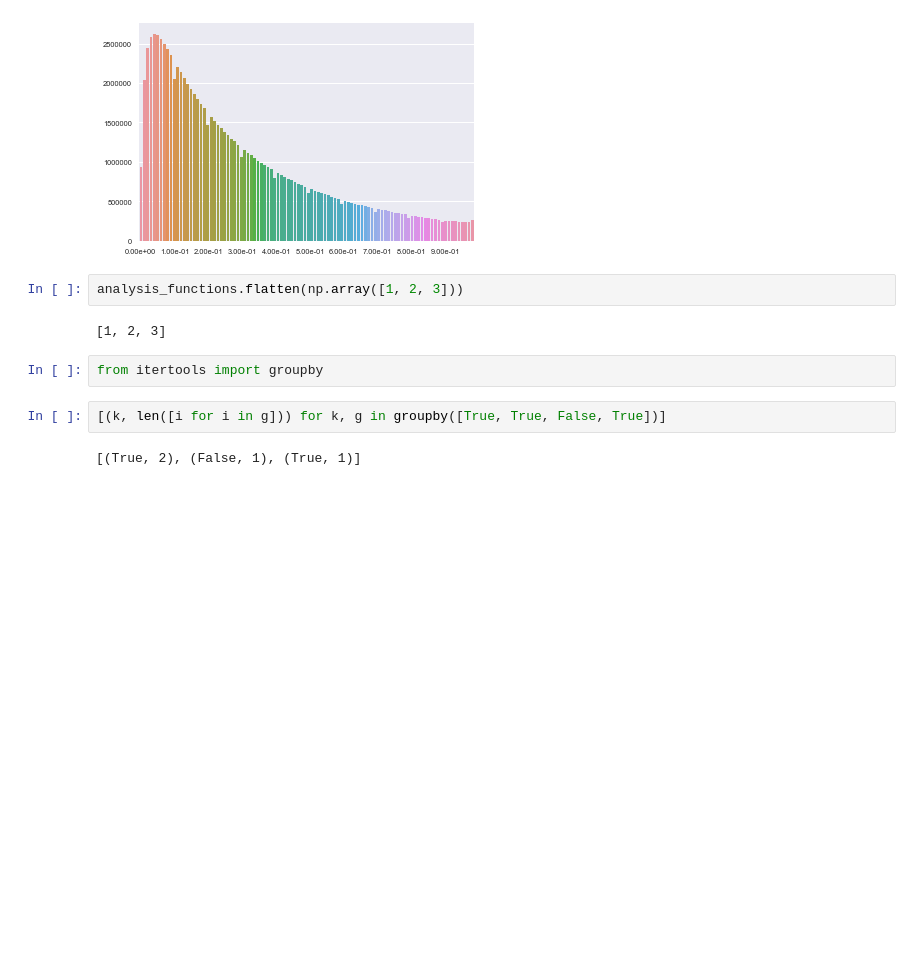
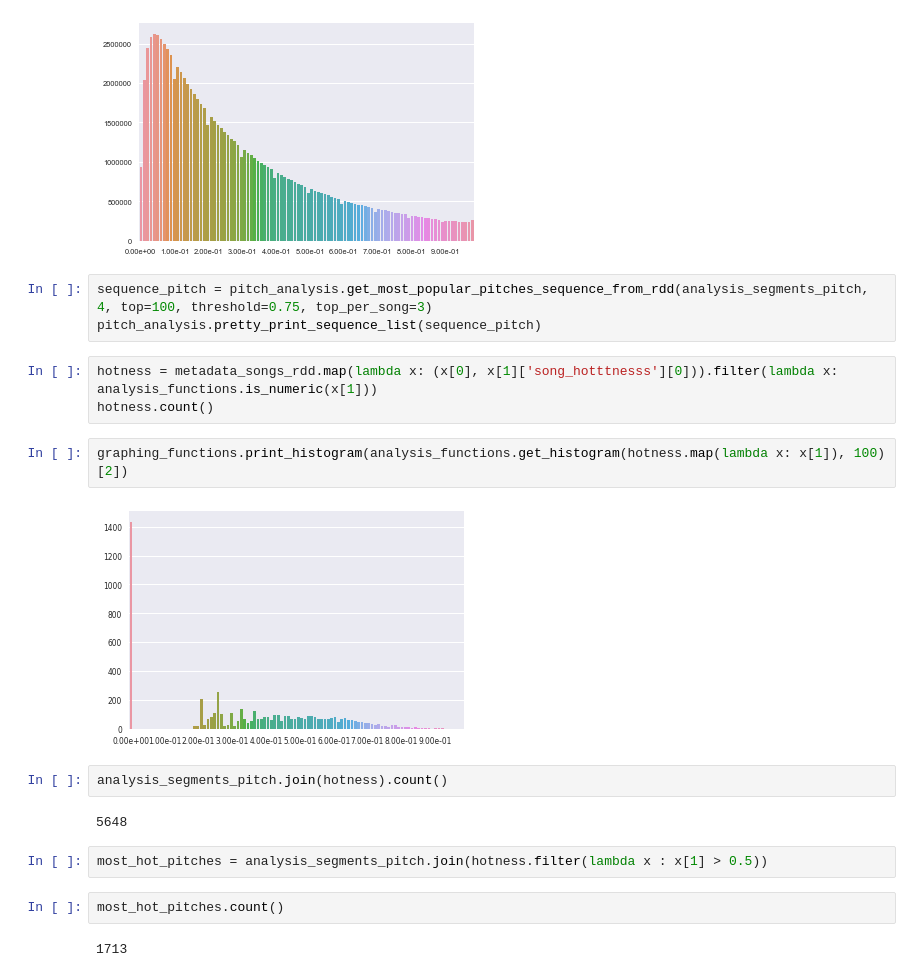
Before and after one commit to Polymere/ADA_Group, a Jupyter notebook: project/src/Untitled.ipynb, the cells around one changed output. Drawn from its saved outputs; the diff is of its cells as text; blank space fills up the shorter version.

Commit message:
pitch sequence analysis

```diff
--- a/project/src/Untitled.ipynb
+++ b/project/src/Untitled.ipynb
@@ -275,13 +45,23 @@ array([2, 3, 1])
 graphing_functions.print_histogram(analysis_functions.numeric_array_or_matrix_histogram(analysis_segments_pitch)[2])
 # %% [output]
 [figure]
-# %%
-analysis_functions.flatten(np.array([1, 2, 3]))
-# %% [output]
-[1, 2, 3]
-# %%
-from itertools import groupby
-# %%
-[(k, len([i for i in g])) for k, g in groupby([True, True, False, True])]
-# %% [output]
-[(True, 2), (False, 1), (True, 1)]
+# %%
+sequence_pitch = pitch_analysis.get_most_popular_pitches_sequence_from_rdd(analysis_segments_pitch, 4, top=100, threshold=0.75, top_per_song=3)
+pitch_analysis.pretty_print_sequence_list(sequence_pitch)
+# %%
+hotness = metadata_songs_rdd.map(lambda x: (x[0], x[1]['song_hotttnesss'][0])).filter(lambda x: analysis_functions.is_numeric(x[1]))
+hotness.count()
+# %%
+graphing_functions.print_histogram(analysis_functions.get_histogram(hotness.map(lambda x: x[1]), 100)[2])
+# %% [output]
+[figure, added]
+# %%
+analysis_segments_pitch.join(hotness).count()
+# %% [output]
+5648
+# %%
+most_hot_pitches = analysis_segments_pitch.join(hotness.filter(lambda x : x[1] > 0.5))
+# %%
+most_hot_pitches.count()
+# %% [output]
+1713
```
Also changed, not shown: parts of 38 cells of this notebook, 2 other files.
